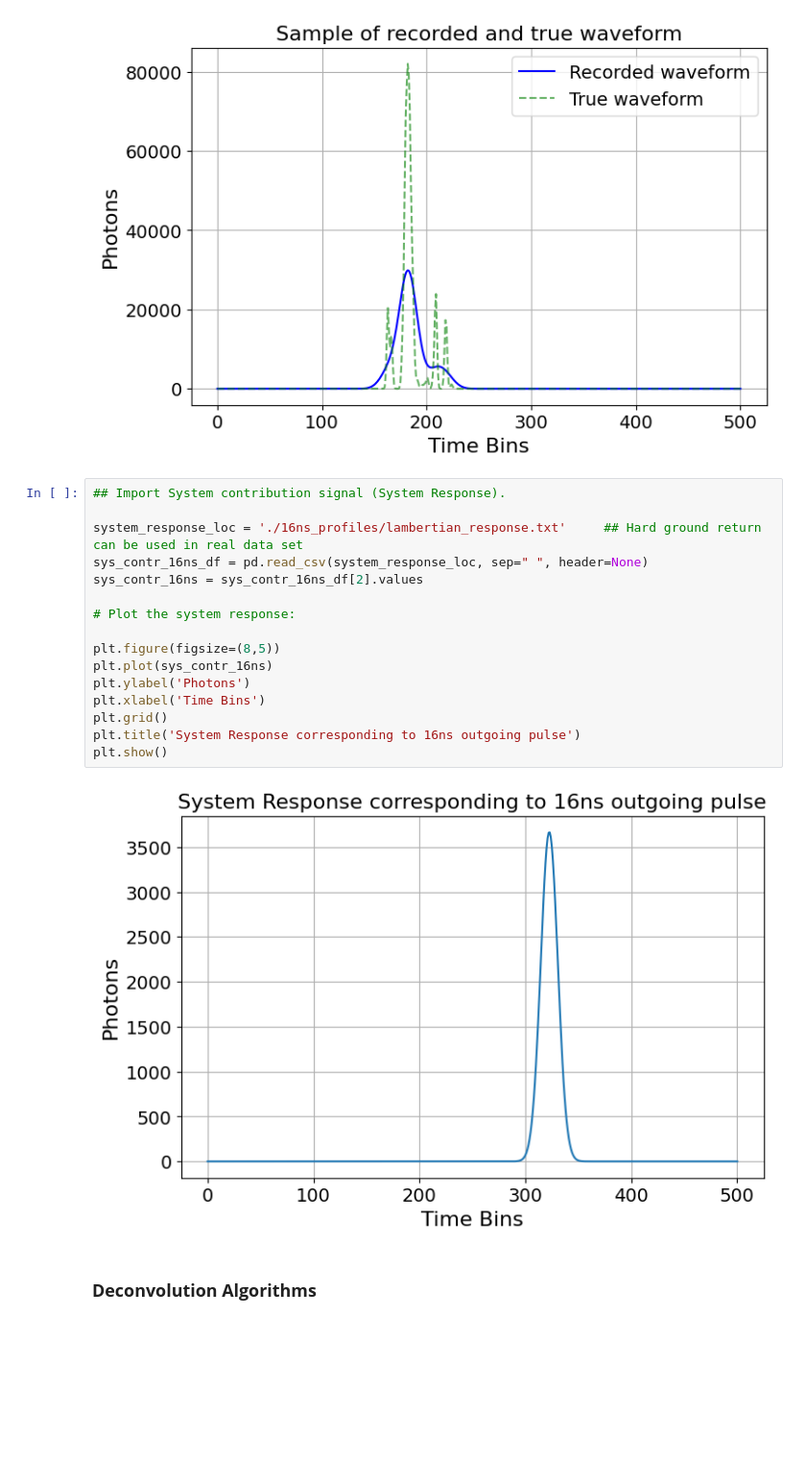
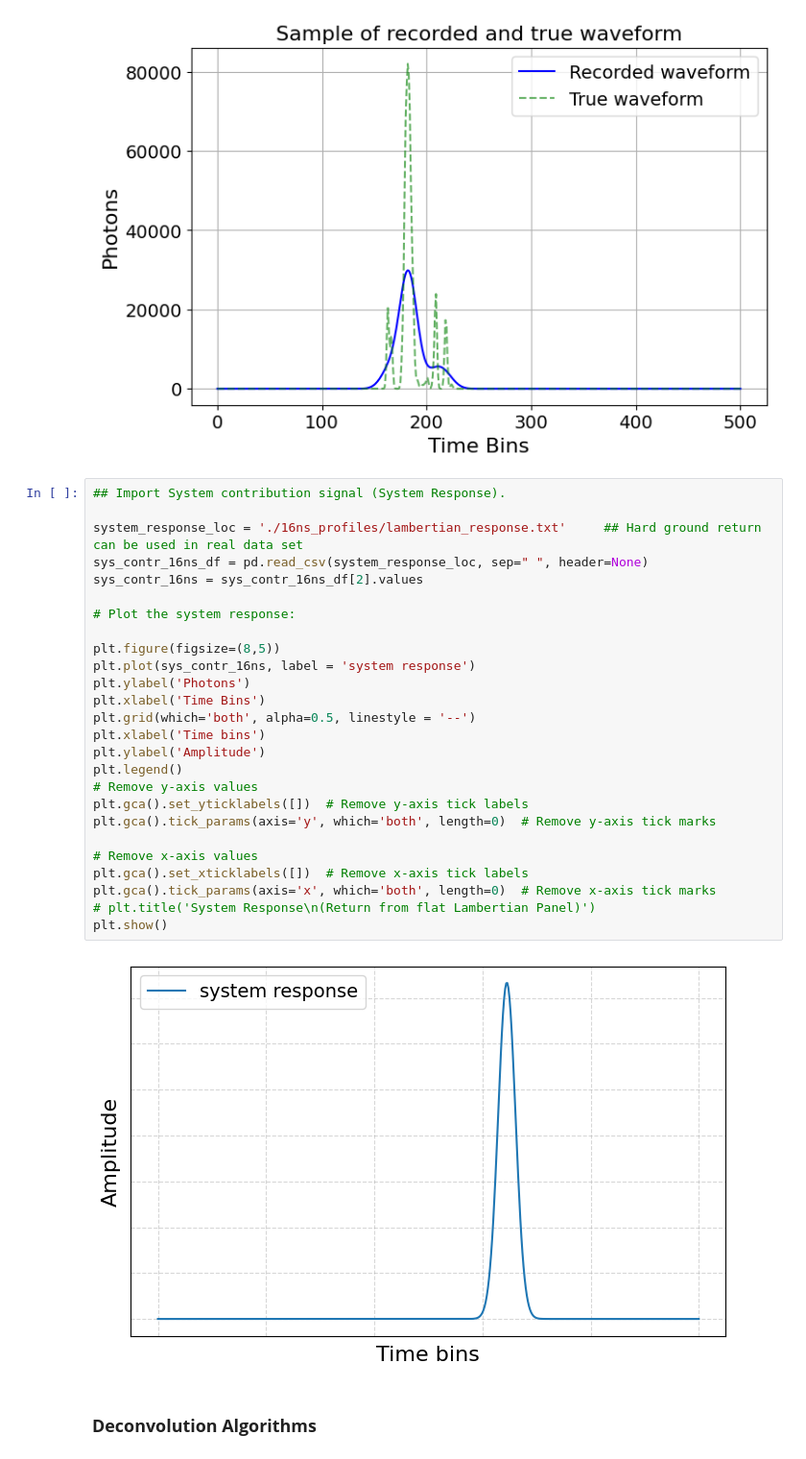
Before and after one commit to Bhatta6190/Waveform-LiDAR-Analysis, a Jupyter notebook: Signal-deconvolution/Waveform_deconvolution_analysis.ipynb, the cells around one changed output. Shown at 96% size. Cells and saved outputs as stored; diff of their text form; blank space fills up the shorter version.

```diff
--- a/Signal-deconvolution/Waveform_deconvolution_analysis.ipynb
+++ b/Signal-deconvolution/Waveform_deconvolution_analysis.ipynb
@@ -71,21 +71,31 @@ plt.show()
 # %%
 ## Import System contribution signal (System Response).
 
 system_response_loc = './16ns_profiles/lambertian_response.txt'     ## Hard ground return can be used in real data set
 sys_contr_16ns_df = pd.read_csv(system_response_loc, sep=" ", header=None)
 sys_contr_16ns = sys_contr_16ns_df[2].values
 
 # Plot the system response:
 
 plt.figure(figsize=(8,5))
-plt.plot(sys_contr_16ns)
+plt.plot(sys_contr_16ns, label = 'system response')
 plt.ylabel('Photons')
 plt.xlabel('Time Bins')
-plt.grid()
-plt.title('System Response corresponding to 16ns outgoing pulse')
+plt.grid(which='both', alpha=0.5, linestyle = '--')
+plt.xlabel('Time bins')
+plt.ylabel('Amplitude')
+plt.legend()
+# Remove y-axis values
+plt.gca().set_yticklabels([])  # Remove y-axis tick labels
+plt.gca().tick_params(axis='y', which='both', length=0)  # Remove y-axis tick marks
+
+# Remove x-axis values
+plt.gca().set_xticklabels([])  # Remove x-axis tick labels
+plt.gca().tick_params(axis='x', which='both', length=0)  # Remove x-axis tick marks
+# plt.title('System Response\n(Return from flat Lambertian Panel)')
 plt.show()
 # %% [output]
-[figure, old version]
+[figure, new version]
 # %% [markdown]
 ### **Deconvolution Algorithms**
 # %% [markdown]
```
Also changed, not shown: parts of 2 cells of this notebook.
